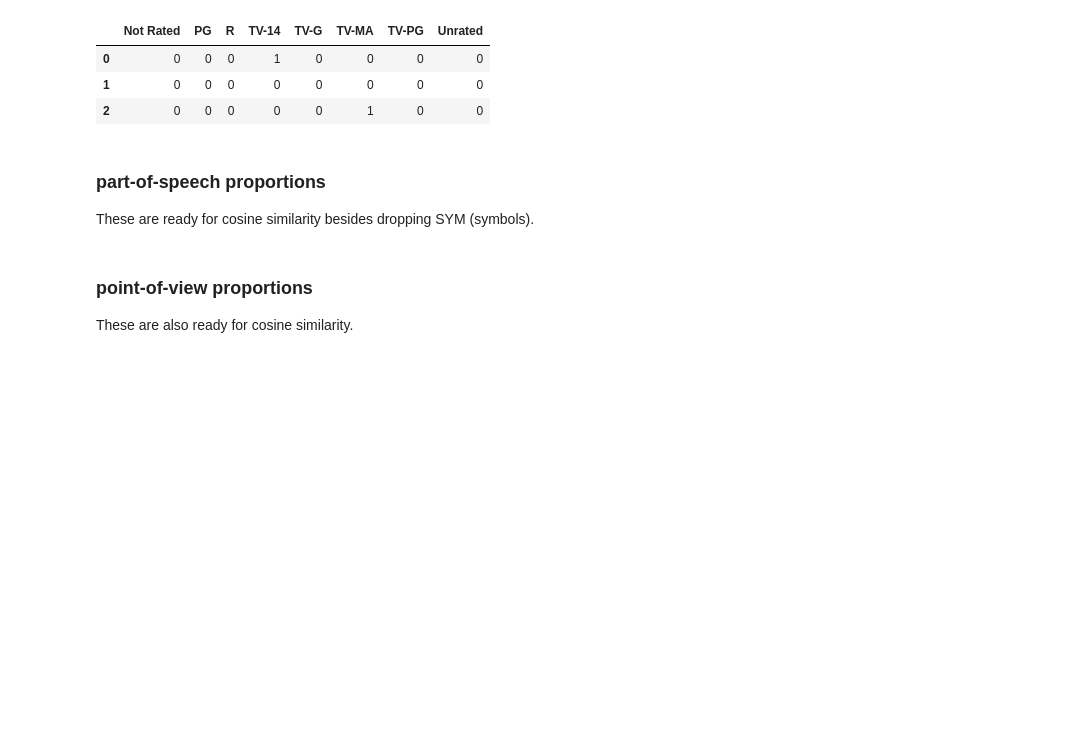
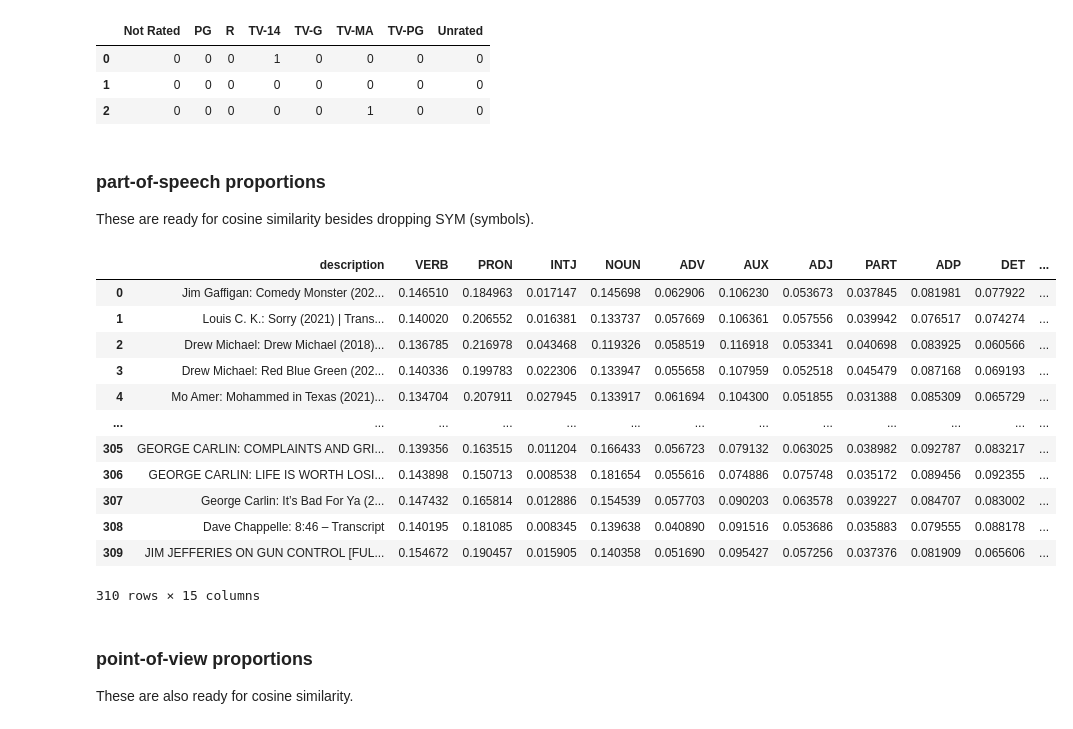
Before and after one commit to jrioross/standup-comedy-NLP, a Jupyter notebook: notebooks/06_clustering_and_recommendations.ipynb, the cells around one changed output. Saved outputs shown, nothing was run; the diff lists cells and outputs as text; code cells hidden in the pictures; blank space fills up the shorter version.

```diff
--- a/notebooks/06_clustering_and_recommendations.ipynb
+++ b/notebooks/06_clustering_and_recommendations.ipynb
@@ -103,6 +103,22 @@ metadata = pd.concat([metascripts[meta_num_features], companies_dummy, ratings_d
 These are ready for cosine similarity besides dropping SYM (symbols).
 # %%
 pos_props_df = pos_props_df.drop(columns = 'SYM')
+# %%
+pos_props_df
+# %% [output]
+|  | description | VERB | PRON | INTJ | NOUN | ADV | AUX | ADJ | PART | ADP | DET | ... |
+| 0 | Jim Gaffigan: Comedy Monster (202... | 0.146510 | 0.184963 | 0.017147 | 0.145698 | 0.062906 | 0.106230 | 0.053673 | 0.037845 | 0.081981 | 0.077922 | ... |
+| 1 | Louis C. K.: Sorry (2021) | Trans... | 0.140020 | 0.206552 | 0.016381 | 0.133737 | 0.057669 | 0.106361 | 0.057556 | 0.039942 | 0.076517 | 0.074274 | ... |
+| 2 | Drew Michael: Drew Michael (2018)... | 0.136785 | 0.216978 | 0.043468 | 0.119326 | 0.058519 | 0.116918 | 0.053341 | 0.040698 | 0.083925 | 0.060566 | ... |
+| 3 | Drew Michael: Red Blue Green (202... | 0.140336 | 0.199783 | 0.022306 | 0.133947 | 0.055658 | 0.107959 | 0.052518 | 0.045479 | 0.087168 | 0.069193 | ... |
+| 4 | Mo Amer: Mohammed in Texas (2021)... | 0.134704 | 0.207911 | 0.027945 | 0.133917 | 0.061694 | 0.104300 | 0.051855 | 0.031388 | 0.085309 | 0.065729 | ... |
+| ... | ... | ... | ... | ... | ... | ... | ... | ... | ... | ... | ... | ... |
+| 305 | GEORGE CARLIN: COMPLAINTS AND GRI... | 0.139356 | 0.163515 | 0.011204 | 0.166433 | 0.056723 | 0.079132 | 0.063025 | 0.038982 | 0.092787 | 0.083217 | ... |
+| 306 | GEORGE CARLIN: LIFE IS WORTH LOSI... | 0.143898 | 0.150713 | 0.008538 | 0.181654 | 0.055616 | 0.074886 | 0.075748 | 0.035172 | 0.089456 | 0.092355 | ... |
+| 307 | George Carlin: It’s Bad For Ya (2... | 0.147432 | 0.165814 | 0.012886 | 0.154539 | 0.057703 | 0.090203 | 0.063578 | 0.039227 | 0.084707 | 0.083002 | ... |
+| 308 | Dave Chappelle: 8:46 – Transcript | 0.140195 | 0.181085 | 0.008345 | 0.139638 | 0.040890 | 0.091516 | 0.053686 | 0.035883 | 0.079555 | 0.088178 | ... |
+| 309 | JIM JEFFERIES ON GUN CONTROL [FUL... | 0.154672 | 0.190457 | 0.015905 | 0.140358 | 0.051690 | 0.095427 | 0.057256 | 0.037376 | 0.081909 | 0.065606 | ... |
+310 rows × 15 columns
 # %% [markdown]
 ### point-of-view proportions
 These are also ready for cosine similarity.
```
Also changed, not shown: 4 other files.
